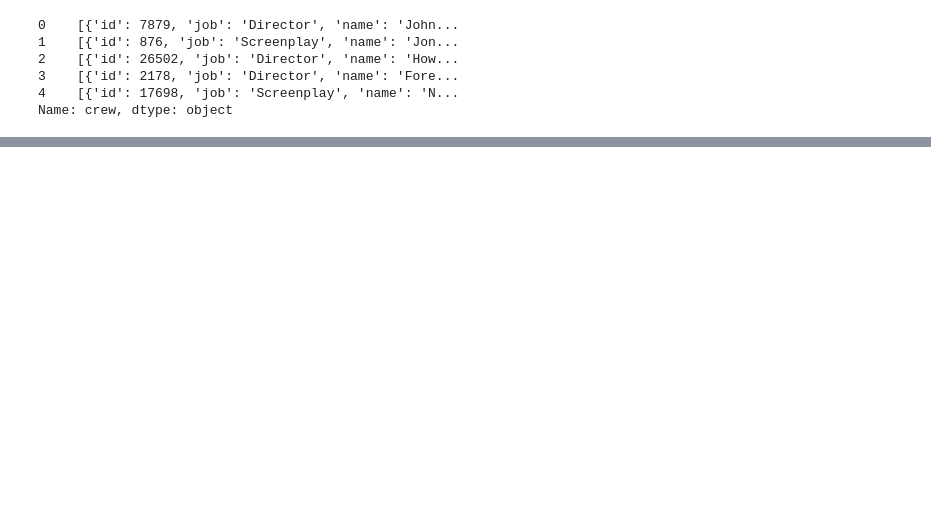
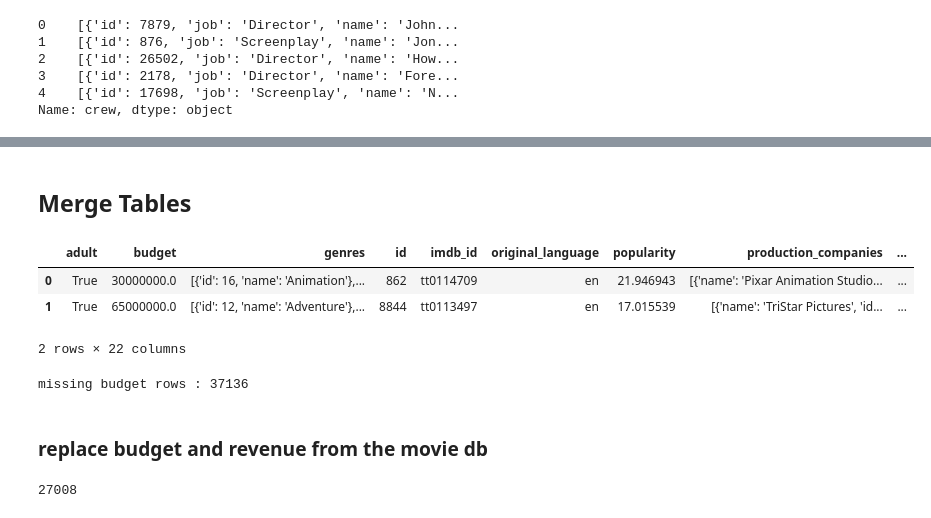
Before and after one commit to deakynek/SpringBoardProjects, a Jupyter notebook: Capstone2/Capstone 2.ipynb, the cells around one changed output, grey strips where cells are left out. Cells and saved outputs as stored; diff of their text form; code cells hidden in the pictures; blank space fills up the shorter version.

```diff
--- a/Capstone2/Capstone 2.ipynb
+++ b/Capstone2/Capstone 2.ipynb
@@ -200,0 +195,28 @@ len(allData[allData['budget']==0])
+# %% [markdown]
+## Merge Tables
+# %%
+allData = metaSubset.merge(creditsSub, on='id')
+allData = allData.merge(keywordsSub, on='id')
+
+allData.head(2)
+# %% [output]
+|  | adult | budget | genres | id | imdb_id | original_language | popularity | production_companies | ... |
+| 0 | True | 30000000.0 | [{'id': 16, 'name': 'Animation'},... | 862 | tt0114709 | en | 21.946943 | [{'name': 'Pixar Animation Studio... | ... |
+| 1 | True | 65000000.0 | [{'id': 12, 'name': 'Adventure'},... | 8844 | tt0113497 | en | 17.015539 | [{'name': 'TriStar Pictures', 'id... | ... |
+2 rows × 22 columns
+# %%
+print("missing budget rows : {0}".format(len(allData[allData['budget']==0])))
+allData = allData.drop(columns = 'budget')
+# %% [output]
+missing budget rows : 37136
+# %% [markdown]
+### replace budget and revenue from the movie db
+# %%
+from os.path import exists
+
+if(exists('./money.csv')):
+    df = pd.read_csv('./money.csv')
+else:
+    df = pd.DataFrame(columns=['id','budget', 'revenue'])
+# %% [output]
+27008
```
Also changed, not shown: parts of 17 cells of this notebook, 1 other file.
